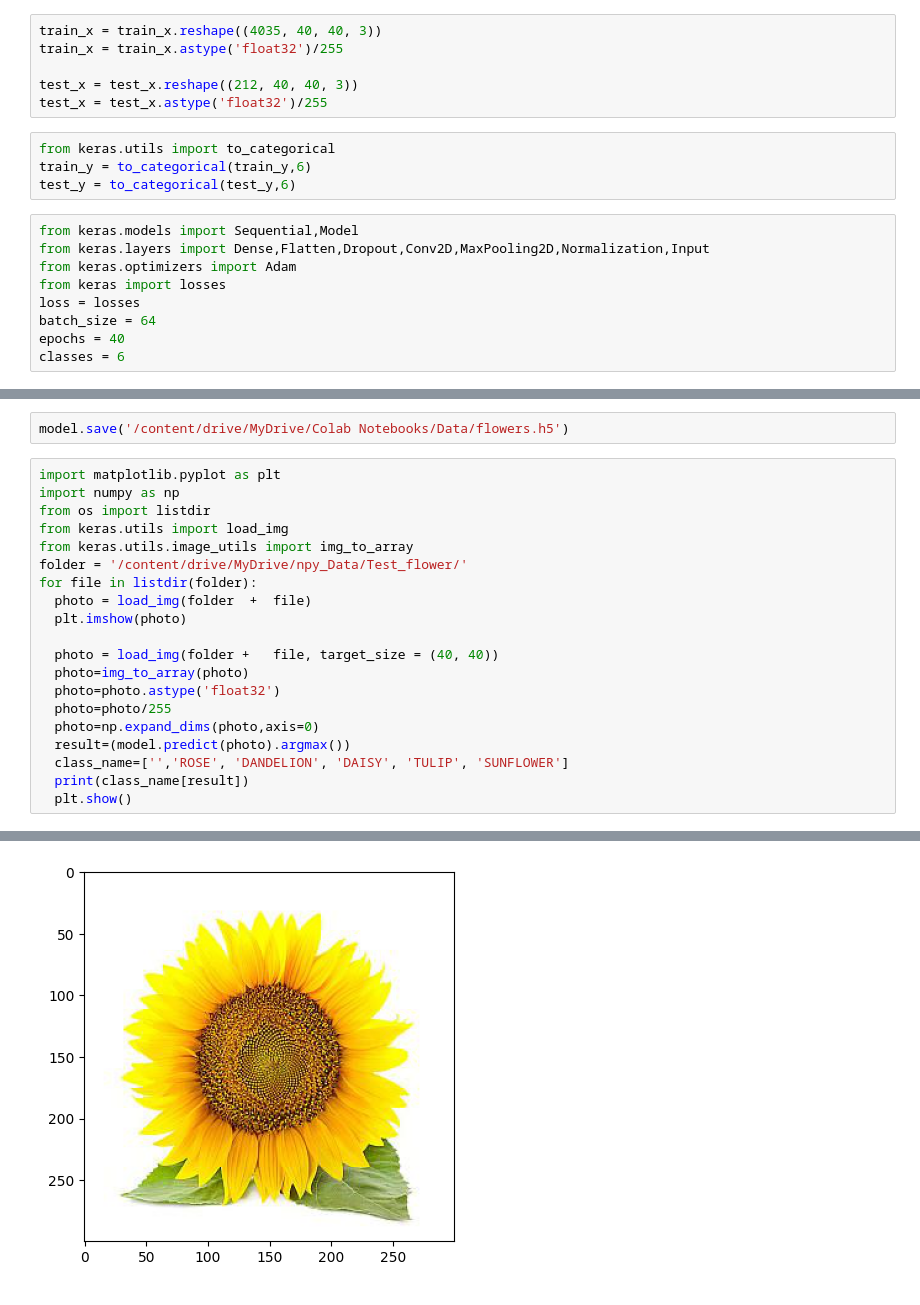
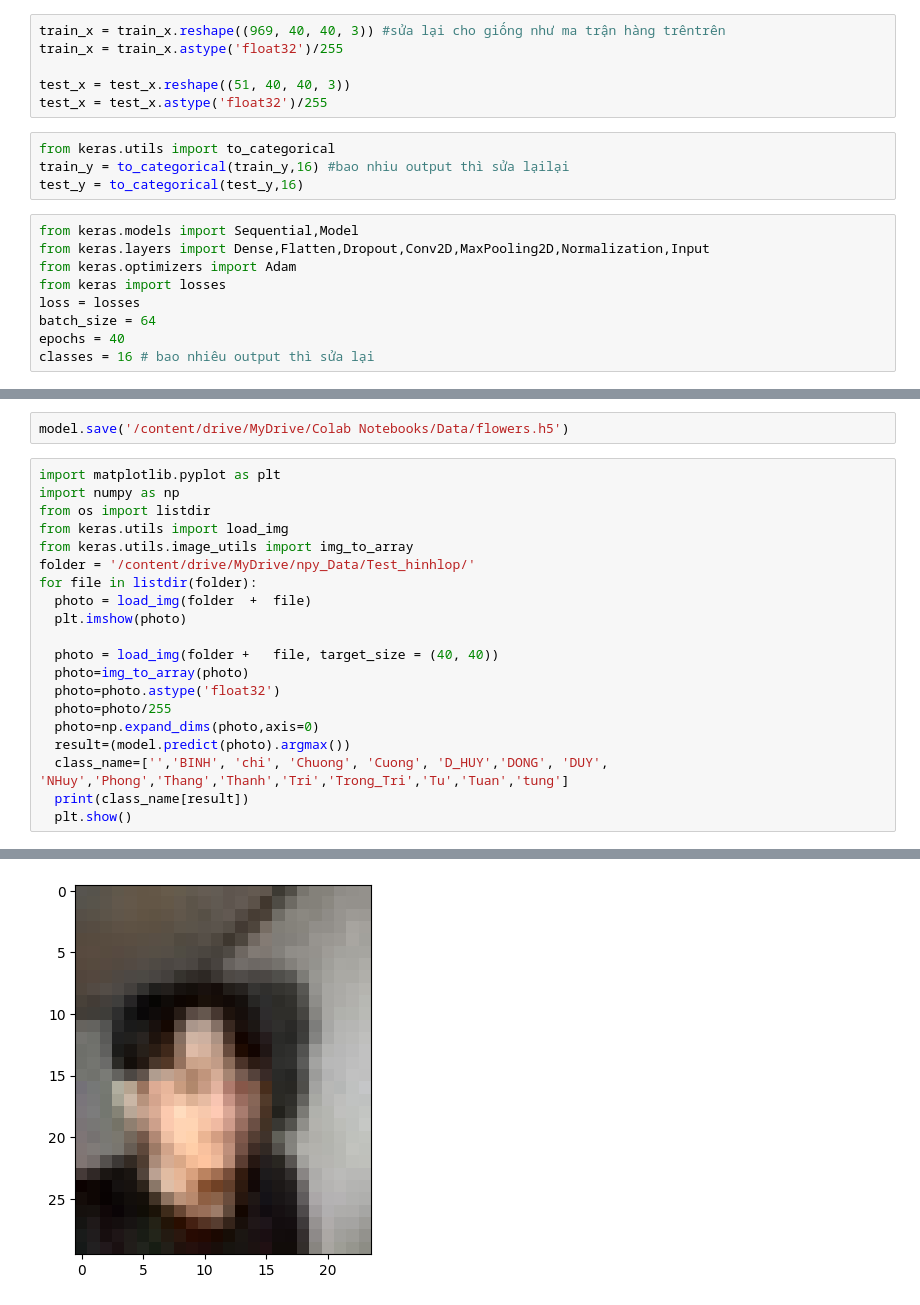
Before and after one commit to NguyenthanhTung14/Nguy-nThanhT-ng, a Jupyter notebook: baitap_Flowers.ipynb, the cells around one changed output, grey strips where cells are left out. Saved outputs shown, nothing was run; the diff lists cells and outputs as text.

```diff
--- a/baitap_Flowers.ipynb
+++ b/baitap_Flowers.ipynb
@@ -50,13 +70,13 @@ print(test_x.shape, train_x.shape)
 # %%
-train_x = train_x.reshape((4035, 40, 40, 3))
+train_x = train_x.reshape((969, 40, 40, 3)) #sửa lại cho giống như ma trận hàng trêntrên
 train_x = train_x.astype('float32')/255
 
-test_x = test_x.reshape((212, 40, 40, 3))
+test_x = test_x.reshape((51, 40, 40, 3))
 test_x = test_x.astype('float32')/255
 # %%
 from keras.utils import to_categorical
-train_y = to_categorical(train_y,6)
-test_y = to_categorical(test_y,6)
+train_y = to_categorical(train_y,16) #bao nhiu output thì sửa lạilại
+test_y = to_categorical(test_y,16)
 # %%
 from keras.models import Sequential,Model
 from keras.layers import Dense,Flatten,Dropout,Conv2D,MaxPooling2D,Normalization,Input
@@ -65,7 +85,7 @@ from keras import losses
 loss = losses
 batch_size = 64
 epochs = 40
-classes = 6
+classes = 16 # bao nhiêu output thì sửa lại
 # %%
 from keras.layers import LeakyReLU
 model = Sequential()
@@ -155,7 +175,7 @@ import numpy as np
 from os import listdir
 from keras.utils import load_img
 from keras.utils.image_utils import img_to_array
-folder = '/content/drive/MyDrive/npy_Data/Test_flower/'
+folder = '/content/drive/MyDrive/npy_Data/Test_hinhlop/'
 for file in listdir(folder):
   photo = load_img(folder  +  file)
   plt.imshow(photo)
@@ -166,7 +186,7 @@ for file in listdir(folder):
   photo=photo/255
   photo=np.expand_dims(photo,axis=0)
   result=(model.predict(photo).argmax())
-  class_name=['','ROSE', 'DANDELION', 'DAISY', 'TULIP', 'SUNFLOWER']
+  class_name=['','BINH', 'chi', 'Chuong', 'Cuong', 'D_HUY','DONG', 'DUY', 'NHuy','Phong','Thang','Thanh','Tri','Trong_Tri','Tu','Tuan','tung']
   print(class_name[result])
   plt.show()
 # %% [output]
@@ -175 +195 @@ SUNFLOWER
-[figure, old version]
+[figure, new version]
```
Also changed, not shown: parts of 7 cells of this notebook.
